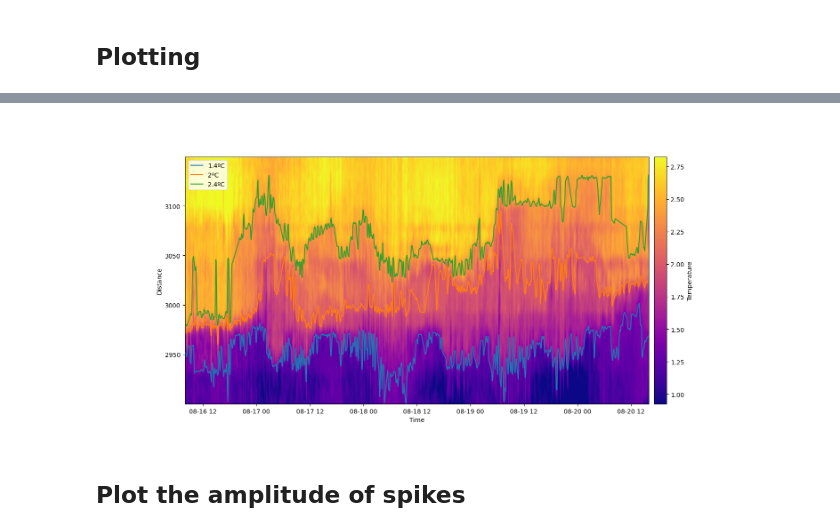
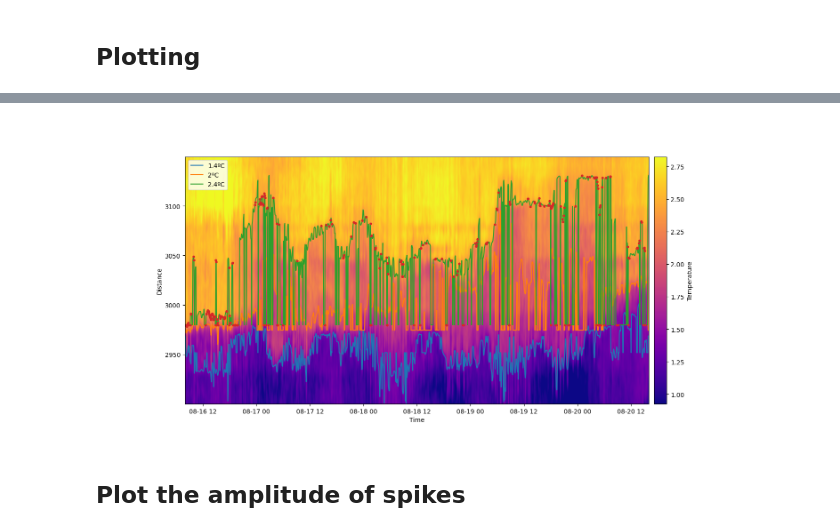
Before and after one commit to ericeberg3/UW_research, a Jupyter notebook: DTS_small_scale.ipynb, the cells around one changed output, grey strips where cells are left out. Cells and saved outputs as stored; diff of their text form; code cells hidden in the pictures.

Commit message:
Tried to add interpolation to all time steps that may have multiple contour value outputs, however the numpy interpolation is doing some weird things that must be resolved.

```diff
--- a/DTS_small_scale.ipynb
+++ b/DTS_small_scale.ipynb
@@ -83,6 +80,7 @@ endind_d = np.absolute(plot_dists - 3300).argmin()
 
 filtered_arr = scipy.ndimage.gaussian_filter(filtered_arr[startind_t:endind_t, startind_d:endind_d], 1.2)
 plot_times_zoomed = plot_times[startind_t:endind_t]
+plot_times_zoomed_int = plot_times_zoomed.astype('int64')
 plot_dists_zoomed = plot_dists[startind_d:endind_d]
 # %% [markdown]
 # Detecting the amplitude of the waves
@@ -94,22 +92,45 @@ contour_values_legend = []
 for i in range(len(contour_values)): contour_values_legend.append(str(contour_values[i]) + "ºC")
 
 contour_points = {}
+contour_points_arr = np.empty((len(contour_values), len(plot_times_zoomed)))
+contour_points_og = np.empty((len(contour_values), len(plot_times_zoomed)))
 # np.empty((len(contour_values), len(filtered_arr[:, 1])))
+cvi = 0
 
 for cv in contour_values:
     avg_zero_crossings = 0
+    nan_inds = []
+    real_inds = []
     contour_points[cv] = {}
     contour_points[cv]['x'] = []
     contour_points[cv]['t'] = []
     for i in range(len(filtered_arr[:, 0])):
         xc = pyaC.zerocross1d(plot_dists_zoomed, filtered_arr[i, :] - cv)
-        # if(len(xc) < 2):
-        contour_points[cv]['x'].extend(xc.flatten().tolist())
-        contour_points[cv]['t'].extend(np.full(len(xc), plot_times_zoomed[i]).tolist())
+        if(len(xc) == 1):
+            real_inds.append(i)
+            contour_points_arr[cvi, i] = xc.flatten().tolist()[0]
+            contour_points[cv]['x'].extend(xc.flatten().tolist())
+            contour_points[cv]['t'].extend(np.full(len(xc), plot_times_zoomed[i]).tolist())
+        else:
+            nan_inds.append(i)
+            contour_points_arr[cvi, i] = float('NaN')
         avg_zero_crossings = avg_zero_crossings + len(xc)
-
     print('Temp contour =', cv, 'avg of', avg_zero_crossings/len(filtered_arr[:, 0]), 'zero crossings')
 
+    nan_inds = np.array(nan_inds)
+    real_inds = np.array(real_inds)
+
+    contour_points_og[cvi] = contour_points_arr[cvi]
+    print(np.all(np.diff(plot_times_zoomed_int[real_inds]) > 0))
+
+    contour_points_arr[cvi][nan_inds] = np.interp(plot_times[nan_inds], plot_times_zoomed_int[real_inds], contour_points_arr[cvi][real_inds])
+    # f = scipy.interpolate.interp1d(plot_times_zoomed_int[real_inds], contour_points_arr[cvi][real_inds], kind= "slinear")
+    # try: contour_points_arr[cvi][nan_inds] = f(plot_times[nan_inds])
+    # except: print(nan_inds)
+    # contour_points_arr[cvi] = np.interp(plot_times_zoomed.astype('int64'), np.array(contour_points[cv]['t']).astype('int64'), contour_points[cv]['x'])
+    cvi = cvi + 1
+
+
 # np.interp(xc, plot_dists_zoomed, filtered_arr[i, :])
 # %% [output]
 Temp contour = 1.4 avg of 1.1597110754414126 zero crossings
@@ -120,24 +152,26 @@ Temp contour = 2.4 avg of 1.4654895666131622 zero crossings
 # %%
 fig, ax = plt.subplots(figsize=(2.5*6.4,1.5*4.8))
 im1 = ax.imshow(filtered_arr.T, origin='lower',
            aspect='auto',
             extent=[plot_times_zoomed[0], plot_times_zoomed[-1],
                    plot_dists_zoomed[0], plot_dists_zoomed[-1]],
             cmap='plasma',
             vmin=np.percentile(filtered_arr[~np.isnan(filtered_arr)],1),
             vmax=np.percentile(filtered_arr[~np.isnan(filtered_arr)],99),
             )
-for i in range(len(contour_values)): plt.plot(contour_points[contour_values[i]]['t'], contour_points[contour_values[i]]['x'], '-')
+for i in range(len(contour_values)): plt.plot(plot_times_zoomed, contour_points_arr[i], '-')
+# for i in range(len(contour_values)): plt.plot(contour_points[contour_values[i]]['t'], contour_points[contour_values[i]]['x'], '.')
 # plt.contour(plot_times_zoomed, plot_dists_zoomed, filtered_arr.T, contour_values)
+plt.plot(plot_times_zoomed[~nan_inds], contour_points_arr[cvi-1][~nan_inds], '.')
 ax.set_ylabel('Distance')
 ax.set_xlabel('Time')
 plt.legend(contour_values_legend)
 
 cbar = fig.colorbar(im1, pad=0.01)
 cbar.set_label('Temperature')
 plt.show()
 # %% [output]
-[figure, old version]
+[figure, new version]
 # %% [markdown]
 ## Plot the amplitude of spikes
 # %%
```
Also changed, not shown: parts of 3 cells of this notebook, 1 other file.
